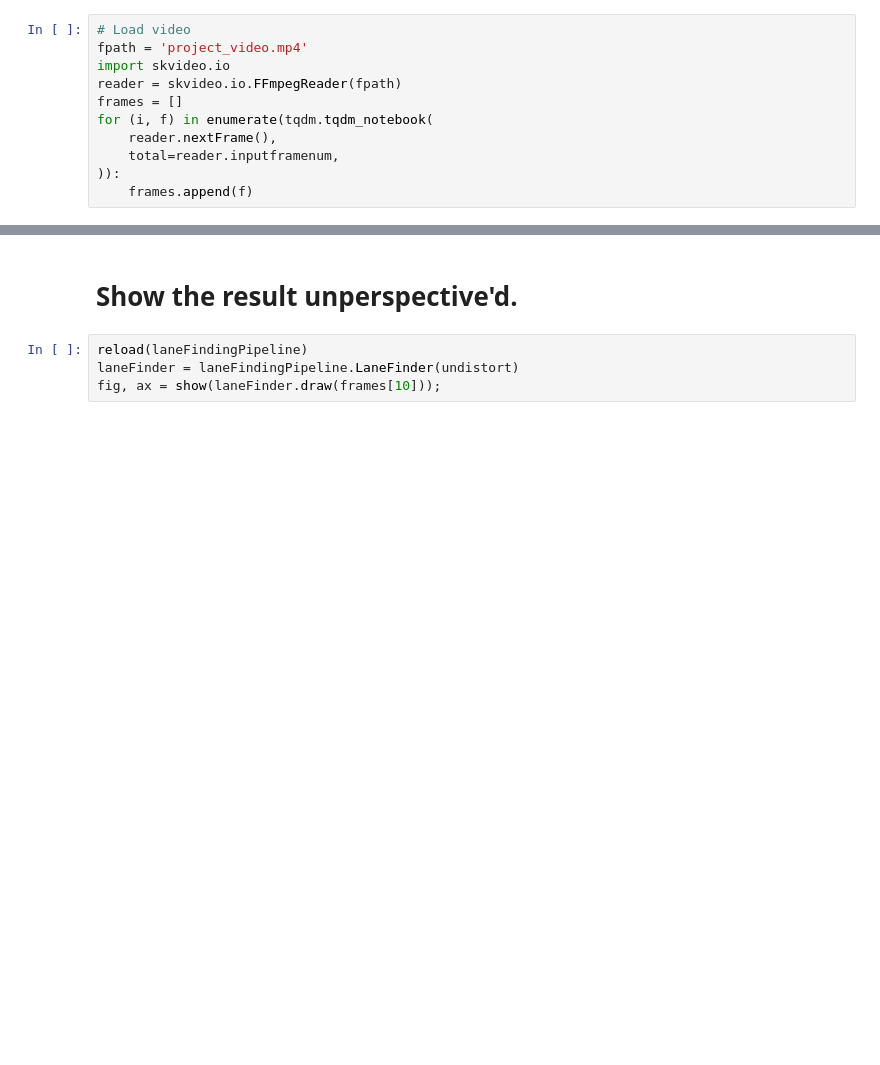
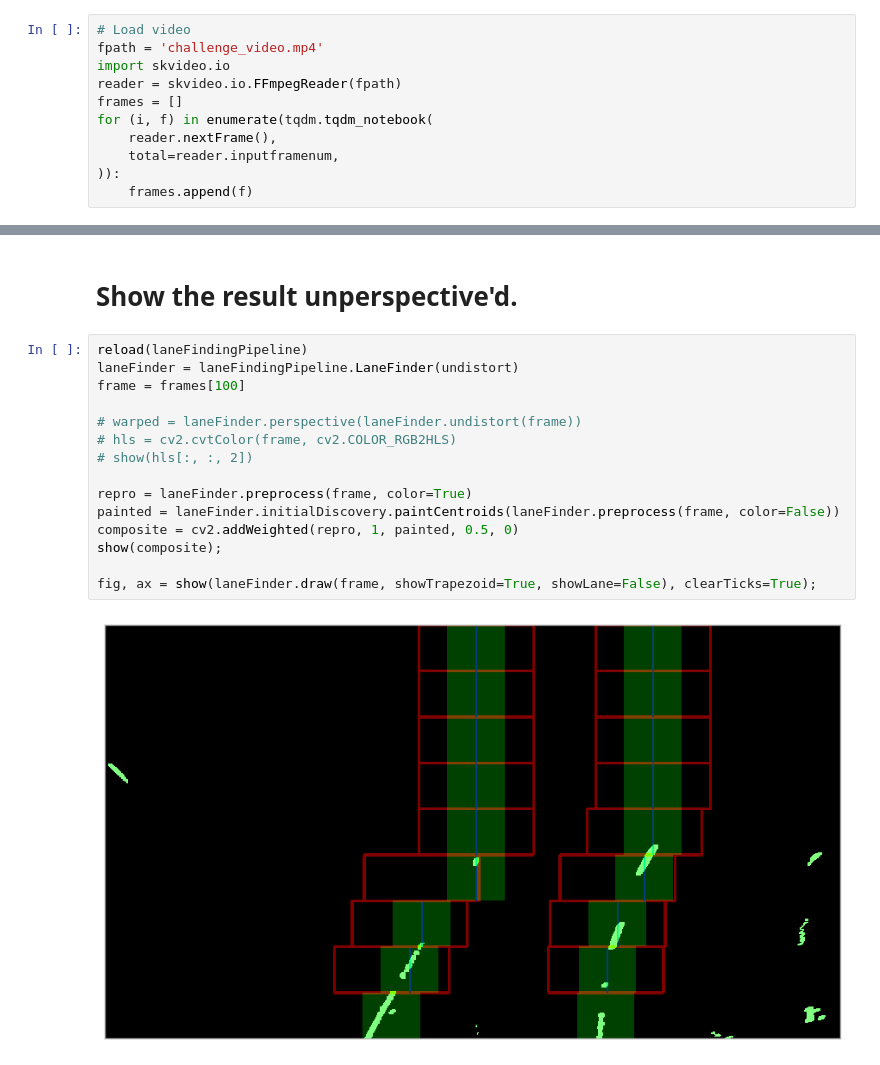
Before and after one commit to tsbertalan/laneLines, a Jupyter notebook: Lane Lines Pipeline.ipynb, the cells around one changed output, grey strips where cells are left out. Saved outputs shown, nothing was run; the diff lists cells and outputs as text; blank space fills up the shorter version.

```diff
--- a/Lane Lines Pipeline.ipynb
+++ b/Lane Lines Pipeline.ipynb
@@ -15,6 +17,6 @@ undistort.fit(glob('camera_cal/*.jpg'))
 # %%
 # Load video
-fpath = 'project_video.mp4'
+fpath = 'challenge_video.mp4'
 import skvideo.io
 reader = skvideo.io.FFmpegReader(fpath)
 frames = []
@@ -75,6 +96,19 @@ for frame in tqdm.tqdm_notebook(inputFrames, unit='frame'):
 # %% [markdown]
 # Show the result unperspective'd.
-# %%
-reload(laneFindingPipeline)
-laneFinder = laneFindingPipeline.LaneFinder(undistort)
-fig, ax = show(laneFinder.draw(frames[10]));
+# %%
+reload(laneFindingPipeline)
+laneFinder = laneFindingPipeline.LaneFinder(undistort)
+frame = frames[100]
+
+# warped = laneFinder.perspective(laneFinder.undistort(frame))
+# hls = cv2.cvtColor(frame, cv2.COLOR_RGB2HLS)
+# show(hls[:, :, 2])
+
+repro = laneFinder.preprocess(frame, color=True)
+painted = laneFinder.initialDiscovery.paintCentroids(laneFinder.preprocess(frame, color=False))
+composite = cv2.addWeighted(repro, 1, painted, 0.5, 0)
+show(composite);
+
+fig, ax = show(laneFinder.draw(frame, showTrapezoid=True, showLane=False), clearTicks=True);
+# %% [output]
+[figure, added]
```
Also changed, not shown: parts of 11 cells of this notebook, 2 other files.
